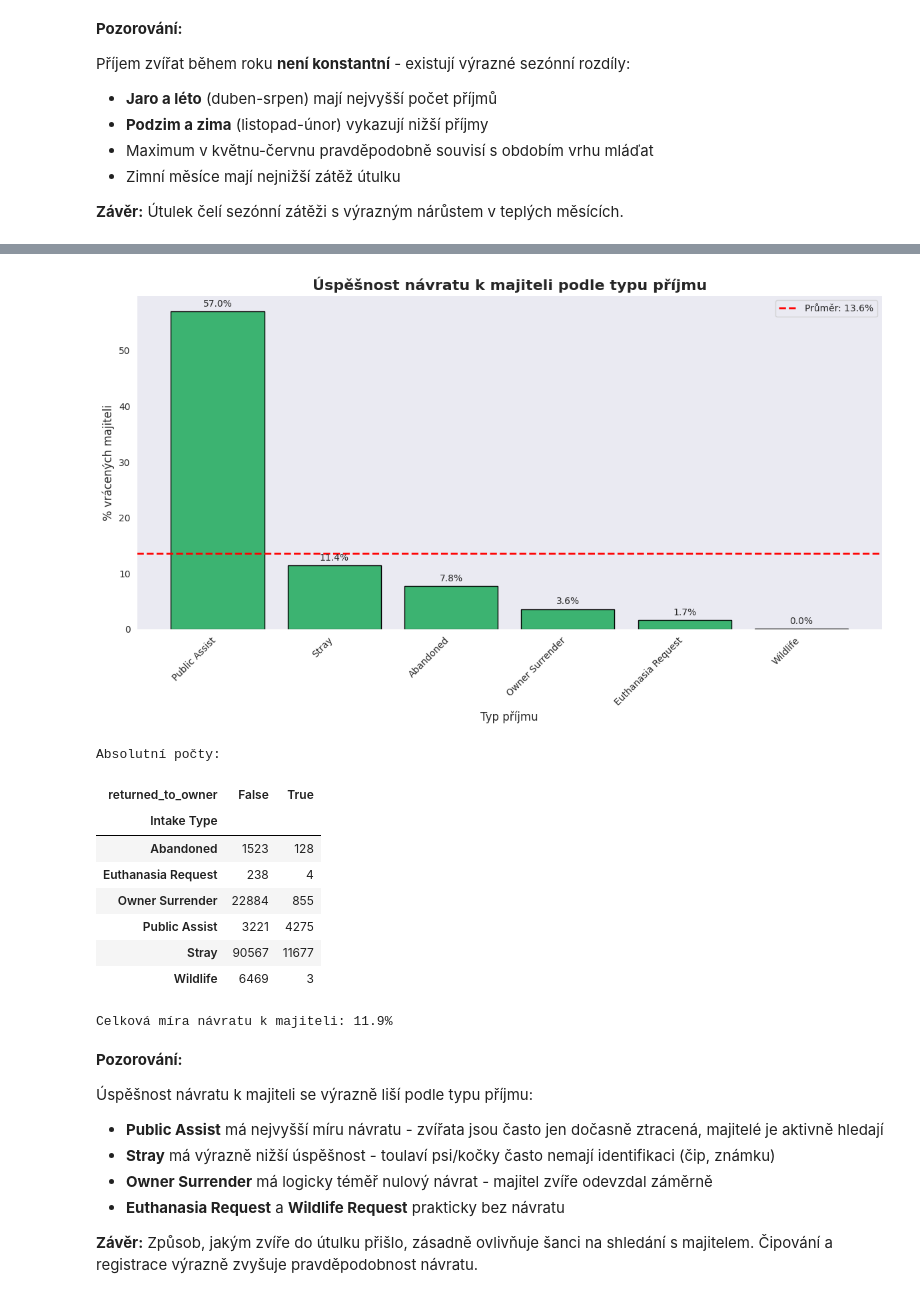
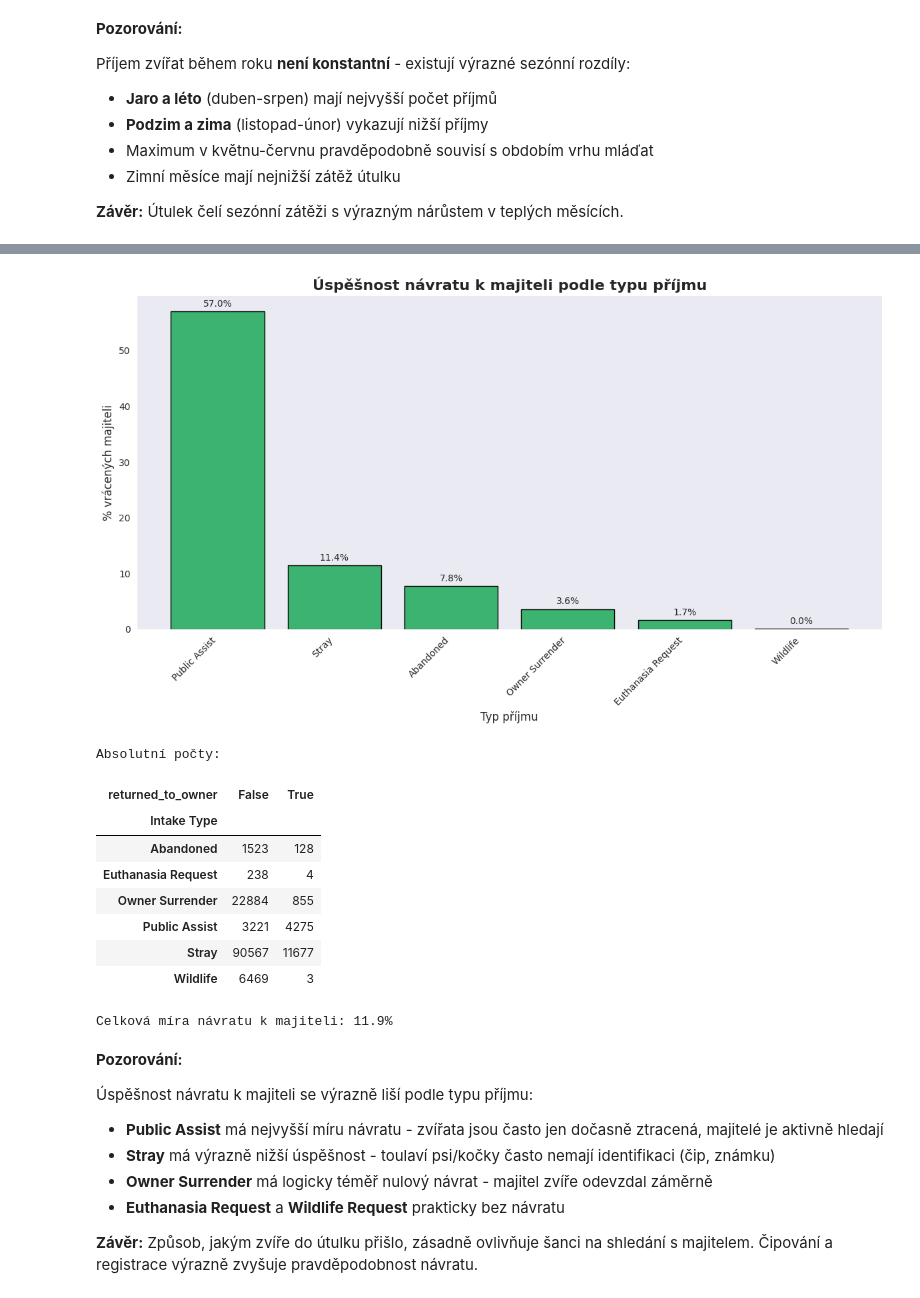
Before and after one commit to stasbebra2006/BI-VIZ, a Jupyter notebook: hms/hm01/01/hm01-prime.ipynb, the cells around one changed output, grey strips where cells are left out. Cells and saved outputs as stored; diff of their text form; code cells hidden in the pictures.

```diff
--- a/hms/hm01/01/hm01-prime.ipynb
+++ b/hms/hm01/01/hm01-prime.ipynb
@@ -179,6 +215,5 @@ memory usage: 11.3+ MB
 # %%
-# Prevod Age upon Intake na dny
-
+# Převod Age upon Intake na dny
 import re
 
 def age_to_days(age):
@@ -208,3 +243,6 @@ def age_to_days(age):
     return total_days
 
 intakes['age_upon_intake_days'] = intakes['Age upon Intake'].apply(age_to_days)
+
+# Převod na roky pro lepší čitelnost
+intakes['age_upon_intake_years'] = intakes['age_upon_intake_days'] / 365
@@ -211,4 +253,3 @@ intakes['age_upon_intake_days'] = intakes['Age upon Intake'].apply(age_to_days)
 # %%
-# Prevod DateTime na datetime type
-
-intakes['DateTime'] = pd.to_datetime(intakes['DateTime'], errors='coerce', infer_datetime_format=True)
+# Převod DateTime na datetime64
+intakes['DateTime'] = pd.to_datetime(intakes['DateTime'], errors='coerce')
@@ -977,55 +1079,53 @@ Příjem zvířat během roku **není konstantní** - existují výrazné sezón
 # %%
-# Jaká je úspěšnost návratu zvířat k majitelům podle typu příjmu?
-
-# Použij již spojený dataset (merged z předchozích analýz)
+# Použijeme již spojený dataset (merged z předchozích analýz)
 # merged = intakes_single.merge(outcomes_single, on='Animal ID', suffixes=('_intake', '_outcome'))
 
-# Vytvoř binární sloupec: Vráceno majiteli (True/False)
+# Vytvořime binární sloupec: Vráceno majiteli (True/False)
 merged['returned_to_owner'] = merged['Outcome Type'] == 'Return to Owner'
 
 # Kontingenční tabulka
 crosstab = pd.crosstab(merged['Intake Type'],
                        merged['returned_to_owner'])
 
-# Spočítaj % Return to Owner pro každý Intake Type
+# Spočteme % Return to Owner pro každý Intake Type
 return_rate = crosstab[True] / crosstab.sum(axis=1) * 100
 
-# Seřaď sestupně (nejvyšší úspěšnost první)
+# Seřadime sestupně (nejvyšší úspěšnost první)
 return_rate = return_rate.sort_values(ascending=False)
 
 # Bar chart
 fig, ax = plt.subplots(figsize=(12, 7))
 
 bars = ax.bar(return_rate.index, return_rate.values, color='mediumseagreen', edgecolor='black')
 
-# Přidej hodnoty nad sloupce
+# Přidame hodnoty nad sloupce
 ax.bar_label(bars, fmt='%.1f%%', padding=3)
 
 ax.set_title('Úspěšnost návratu k majiteli podle typu příjmu', fontsize=16, fontweight='bold')
 ax.set_xlabel('Typ příjmu', fontsize=12)
 ax.set_ylabel('% vrácených majiteli', fontsize=12)
 ax.set_xticklabels(ax.get_xticklabels(), rotation=45, ha='right')
 
 # Průměrná hodnota
-avg = return_rate.mean()
-ax.axhline(avg, color='red', linestyle='--', linewidth=2, label=f'Průměr: {avg:.1f}%')
-ax.legend()
+# avg = return_rate.mean()
+# ax.axhline(avg, color='red', linestyle='--', linewidth=2, label=f'Průměr: {avg:.1f}%')
+# ax.legend()
 
 # Mřížka
 ax.yaxis.grid(True, alpha=0.3)
 ax.yaxis.grid(False)
 ax.xaxis.grid(False)
 ax.set_axisbelow(True)
 
 plt.tight_layout()
 plt.show()
 
 # Absolutní čísla
 print("Absolutní počty:")
 display(crosstab)
 print(f"\nCelková míra návratu k majiteli: {(merged['returned_to_owner'].sum() / len(merged) * 100):.1f}%")
 # %% [output]
-[figure, old version]
+[figure, new version]
 Absolutní počty:
 | returned_to_owner | False | True |
 | Intake Type |  |  |
```
Also changed, not shown: parts of 36 cells of this notebook.
